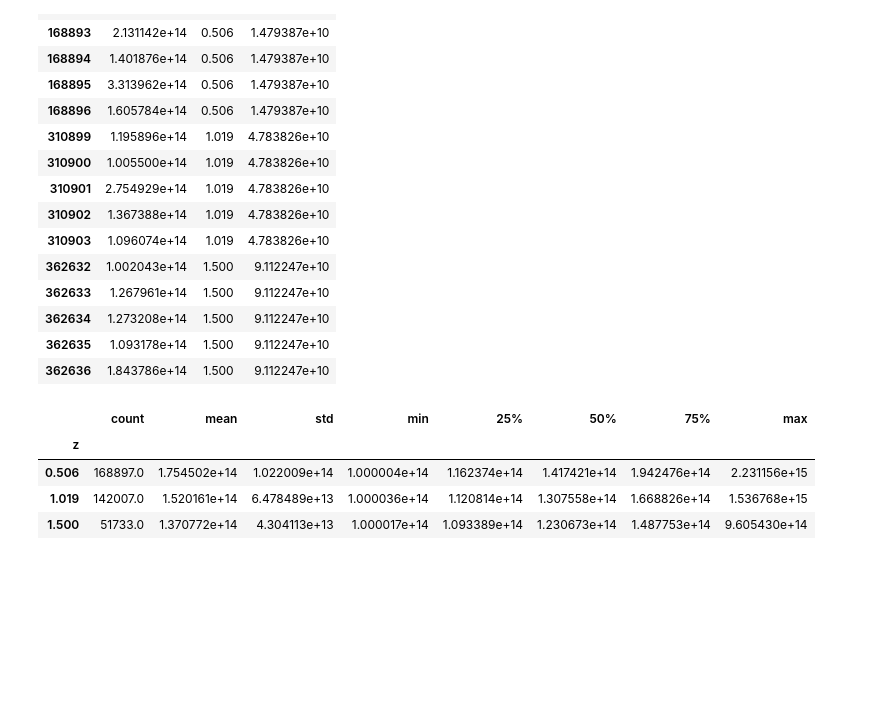
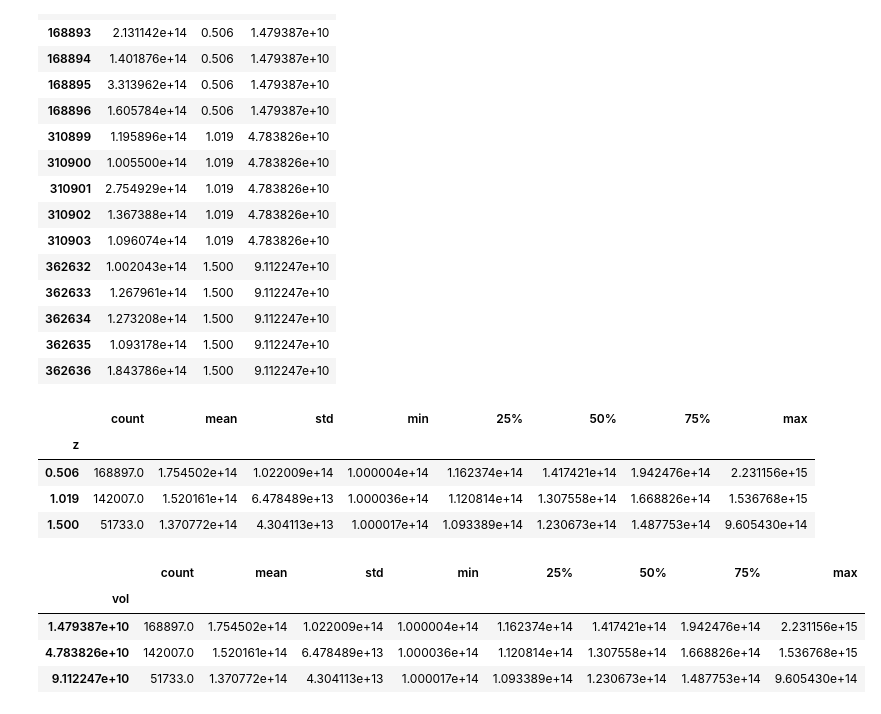
Before and after one commit to basagliuz/Esame_TRMD, a Jupyter notebook: HMF.ipynb, the cells around one changed output. Drawn from its saved outputs; the diff is of its cells as text; code cells hidden in the pictures; blank space fills up the shorter version.

```diff
--- a/HMF.ipynb
+++ b/HMF.ipynb
@@ -50,3 +50,11 @@ euclid_ammassi.groupby('z')['mass'].describe()
 | 0.506 | 168897.0 | 1.754502e+14 | 1.022009e+14 | 1.000004e+14 | 1.162374e+14 | 1.417421e+14 | 1.942476e+14 | 2.231156e+15 |
 | 1.019 | 142007.0 | 1.520161e+14 | 6.478489e+13 | 1.000036e+14 | 1.120814e+14 | 1.307558e+14 | 1.668826e+14 | 1.536768e+15 |
 | 1.500 | 51733.0 | 1.370772e+14 | 4.304113e+13 | 1.000017e+14 | 1.093389e+14 | 1.230673e+14 | 1.487753e+14 | 9.605430e+14 |
+# %%
+euclid_ammassi.groupby('vol')['mass'].describe()
+# %% [output]
+|  | count | mean | std | min | 25% | 50% | 75% | max |
+| vol |  |  |  |  |  |  |  |  |
+| 1.479387e+10 | 168897.0 | 1.754502e+14 | 1.022009e+14 | 1.000004e+14 | 1.162374e+14 | 1.417421e+14 | 1.942476e+14 | 2.231156e+15 |
+| 4.783826e+10 | 142007.0 | 1.520161e+14 | 6.478489e+13 | 1.000036e+14 | 1.120814e+14 | 1.307558e+14 | 1.668826e+14 | 1.536768e+15 |
+| 9.112247e+10 | 51733.0 | 1.370772e+14 | 4.304113e+13 | 1.000017e+14 | 1.093389e+14 | 1.230673e+14 | 1.487753e+14 | 9.605430e+14 |
```
Also changed, not shown: parts of 8 cells of this notebook, 1 other file.
